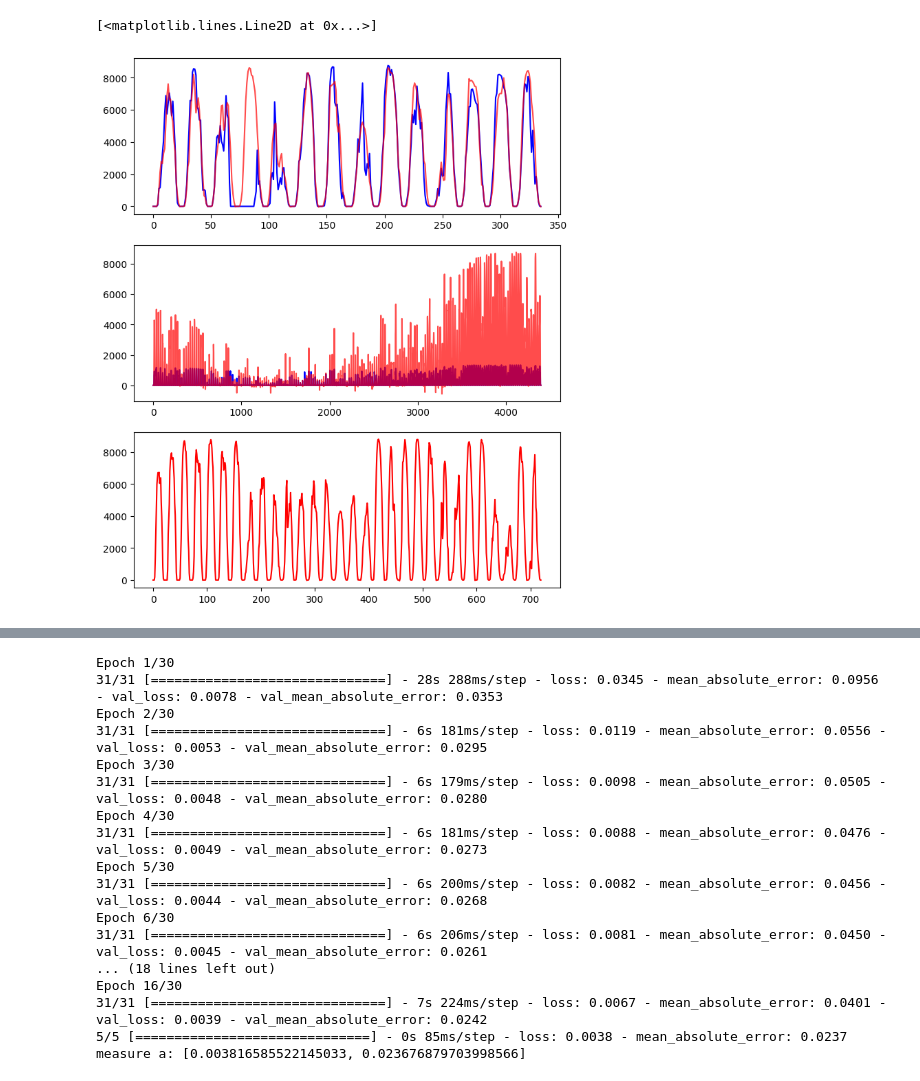
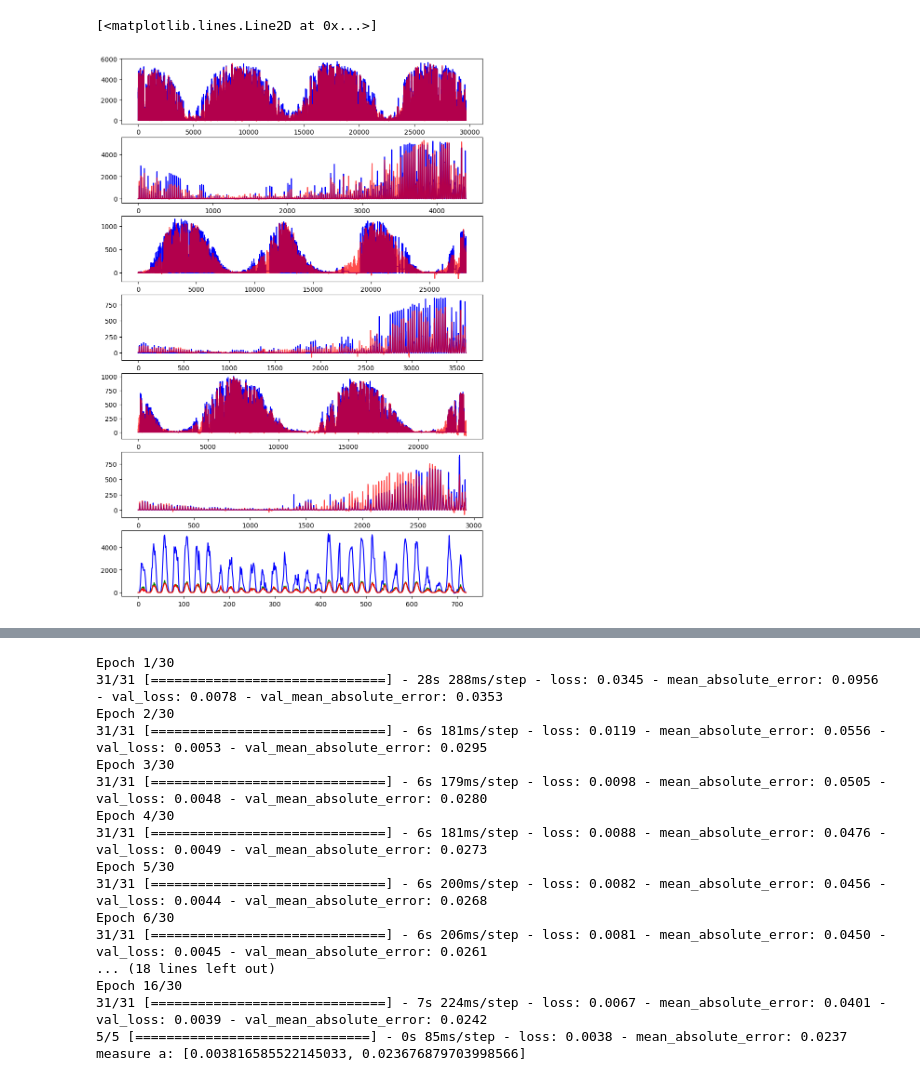
Before and after one commit to MartinSkatvedt/TDT4173-Machine-Learning, a Jupyter notebook: read_files.ipynb, the cells around one changed output, grey strips where cells are left out. Cells and saved outputs as stored; diff of their text form; code cells hidden in the pictures.

```diff
--- a/read_files.ipynb
+++ b/read_files.ipynb
@@ -376,18 +414,42 @@ modelfit(xgb1, train_data_a, train_a_y, val_data_a, val_a_y, useTrainCV = True)
-# %%
-preds_train = xgb1.predict(train_data_a)
-preds_val = xgb1.predict(val_data_a)
-pred_test = xgb1.predict(test_a)
-fig, axs = plt.subplots(3, figsize=(8, 10))
-axs[0].plot(train_a_y[0:24*14], color="blue")
-axs[0].plot(preds_train[0:24*14], color="red", alpha=0.7)
-
-axs[1].plot(val_a_y, color="blue")
-axs[1].plot(preds_val, color="red", alpha=0.7)
-
-axs[2].plot(pred_test, color="red")
-# %% [output]
-[<matplotlib.lines.Line2D at 0x...>]
-[figure, removed]
+# %%
+preds_a_train = model_a.predict(train_data_a)
+preds_a_val = model_a.predict(val_data_a)
+preds_a_test = model_a.predict(test_a)
+
+preds_b_train = model_b.predict(train_data_b)
+preds_b_val = model_b.predict(val_data_b)
+preds_b_test = model_b.predict(test_b)
+
+preds_c_train = model_c.predict(train_data_c)
+preds_c_val = model_c.predict(val_data_c)
+preds_c_test = model_c.predict(test_c)
+
+fig, axs = plt.subplots(7, figsize=(10, 15))
+axs[0].plot(train_a_y, color="blue")
+axs[0].plot(preds_a_train, color="red", alpha=0.7)
+
+axs[1].plot(val_a_y, color="blue")
+axs[1].plot(preds_a_val, color="red", alpha=0.7)
+
+
+axs[2].plot(train_b_y, color="blue")
+axs[2].plot(preds_b_train, color="red", alpha=0.7)
+
+axs[3].plot(val_b_y, color="blue")
+axs[3].plot(preds_b_val, color="red", alpha=0.7)
+
+axs[4].plot(train_c_y, color="blue")
+axs[4].plot(preds_c_train, color="red", alpha=0.7)
+
+axs[5].plot(val_c_y, color="blue")
+axs[5].plot(preds_c_val, color="red", alpha=0.7)
+
+axs[6].plot(preds_a_test, color="blue")
+axs[6].plot(preds_b_test, color="green")
+axs[6].plot(preds_c_test, color="red")
+# %% [output]
+[<matplotlib.lines.Line2D at 0x...>]
+[figure, added]
 # %%
 #{'max_depth': 5, 'min_child_weight': 2},
 # {'gamma': 0.4},
```
Also changed, not shown: parts of 24 cells of this notebook, 1 other file.
